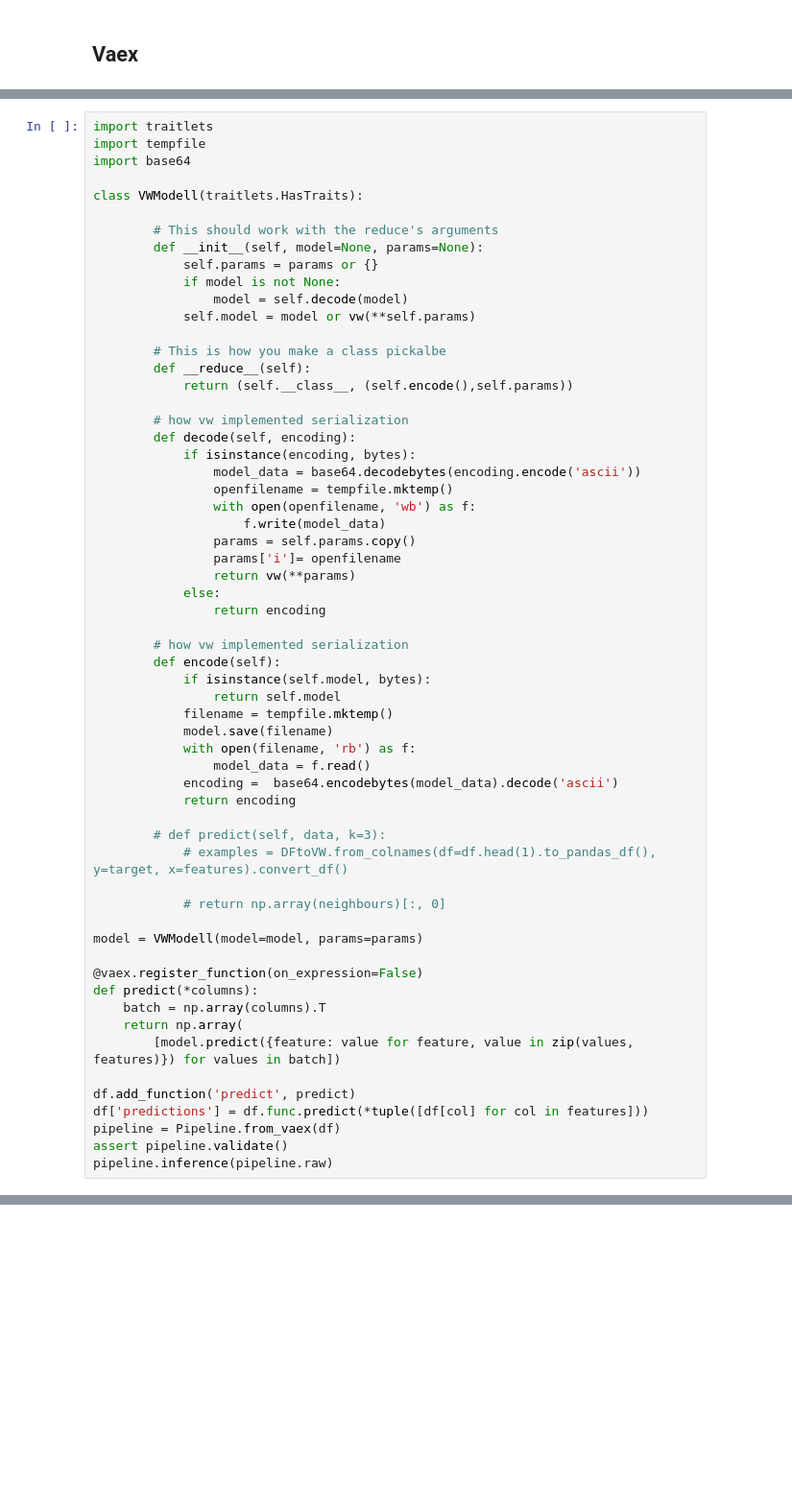
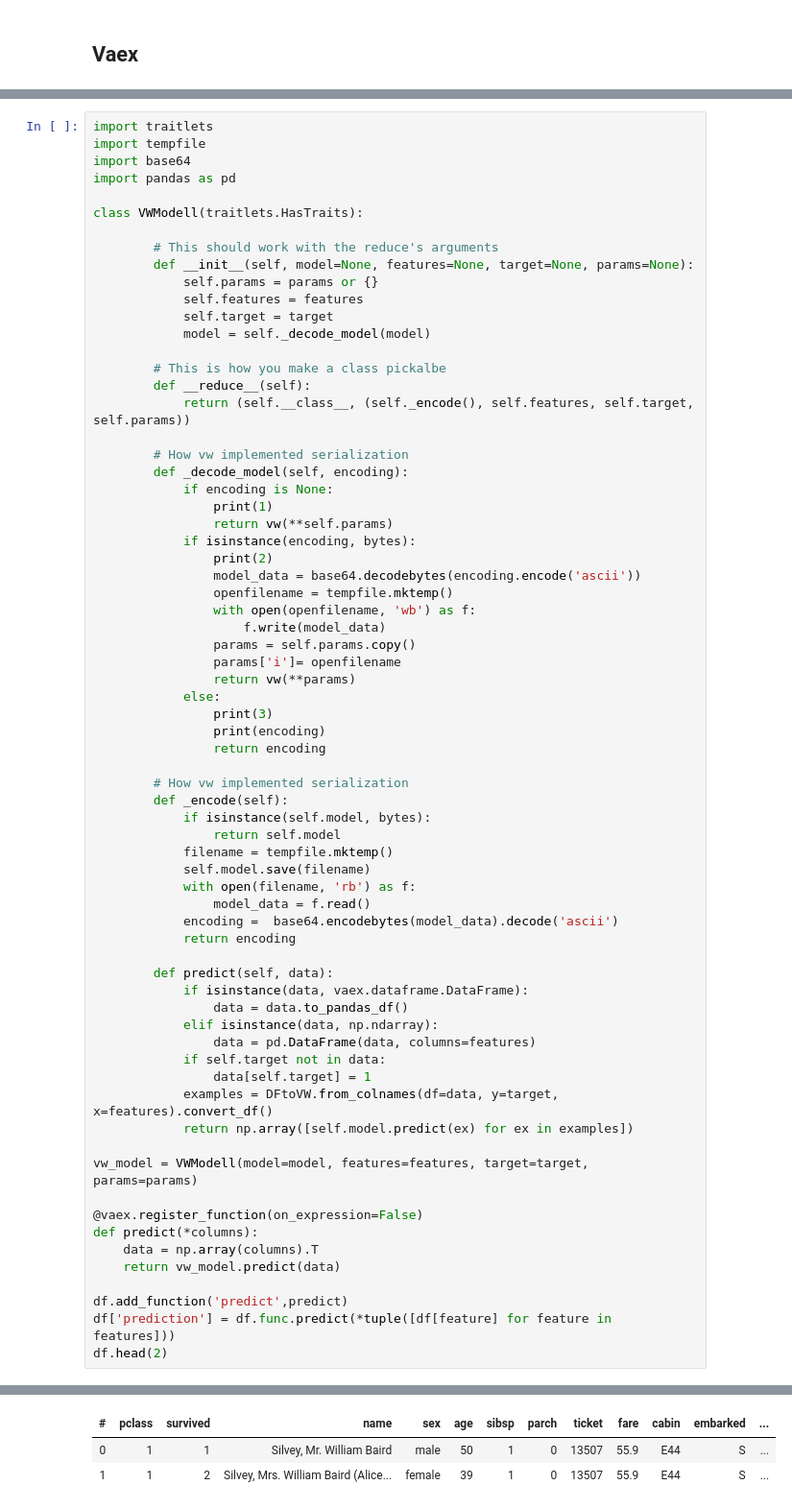
Before and after one commit to xdssio/goldilox, a Jupyter notebook: notebooks/vowpal_wabbit.ipynb, the cells around one changed output, grey strips where cells are left out. Shown at 96% size. Cells and saved outputs as stored; diff of their text form; blank space fills up the shorter version.

```diff
--- a/notebooks/vowpal_wabbit.ipynb
+++ b/notebooks/vowpal_wabbit.ipynb
@@ -74,23 +48,28 @@ new_model.predict(examples[0])
 import traitlets
 import tempfile
 import base64
+import pandas as pd
 
 class VWModell(traitlets.HasTraits):
 
         # This should work with the reduce's arguments
-        def __init__(self, model=None, params=None):
+        def __init__(self, model=None, features=None, target=None, params=None):
             self.params = params or {}
-            if model is not None:
-                model = self.decode(model)
-            self.model = model or vw(**self.params)
+            self.features = features
+            self.target = target
+            model = self._decode_model(model)
 
         # This is how you make a class pickalbe
         def __reduce__(self):
-            return (self.__class__, (self.encode(),self.params))
+            return (self.__class__, (self._encode(), self.features, self.target, self.params))
 
-        # how vw implemented serialization
-        def decode(self, encoding):
+        # How vw implemented serialization
+        def _decode_model(self, encoding):
+            if encoding is None:
+                print(1)
+                return vw(**self.params)
             if isinstance(encoding, bytes):
+                print(2)
                 model_data = base64.decodebytes(encoding.encode('ascii'))
                 openfilename = tempfile.mktemp()
                 with open(openfilename, 'wb') as f:
@@ -99,34 +78,39 @@ class VWModell(traitlets.HasTraits):
                 params['i']= openfilename
                 return vw(**params)
             else:
+                print(3)
+                print(encoding)
                 return encoding
 
-        # how vw implemented serialization
-        def encode(self):
+        # How vw implemented serialization
+        def _encode(self):
             if isinstance(self.model, bytes):
                 return self.model
             filename = tempfile.mktemp()
-            model.save(filename)
+            self.model.save(filename)
             with open(filename, 'rb') as f:
                 model_data = f.read()
             encoding =  base64.encodebytes(model_data).decode('ascii')
             return encoding
 
-        # def predict(self, data, k=3):
-            # examples = DFtoVW.from_colnames(df=df.head(1).to_pandas_df(), y=target, x=features).convert_df()
+        def predict(self, data):
+            if isinstance(data, vaex.dataframe.DataFrame):
+                data = data.to_pandas_df()
+            elif isinstance(data, np.ndarray):
+                data = pd.DataFrame(data, columns=features)
+            if self.target not in data:
+                data[self.target] = 1
+            examples = DFtoVW.from_colnames(df=data, y=target, x=features).convert_df()
+            return np.array([self.model.predict(ex) for ex in examples])
 
-            # return np.array(neighbours)[:, 0]
-
-model = VWModell(model=model, params=params)
+vw_model = VWModell(model=model, features=features, target=target, params=params)
 
 @vaex.register_function(on_expression=False)
 def predict(*columns):
-    batch = np.array(columns).T
-    return np.array(
-        [model.predict({feature: value for feature, value in zip(values, features)}) for values in batch])
+    data = np.array(columns).T
+    return vw_model.predict(data)
 
-df.add_function('predict', predict)
-df['predictions'] = df.func.predict(*tuple([df[col] for col in features]))
-pipeline = Pipeline.from_vaex(df)
-assert pipeline.validate()
-pipeline.inference(pipeline.raw)
+df.add_function('predict',predict)
+df['prediction'] = df.func.predict(*tuple([df[feature] for feature in features]))
+df.head(2)
+# %% [output]
@@ -132,0 +135,3 @@ pipeline.inference(pipeline.raw)
+| # | pclass | survived | name | sex | age | sibsp | parch | ticket | fare | cabin | embarked | ... |
+| 0 | 1 | 1 | Silvey, Mr. William Baird | male | 50 | 1 | 0 | 13507 | 55.9 | E44 | S | ... |
+| 1 | 1 | 2 | Silvey, Mrs. William Baird (Alice... | female | 39 | 1 | 0 | 13507 | 55.9 | E44 | S | ... |
```
Also changed, not shown: parts of 7 cells of this notebook.
